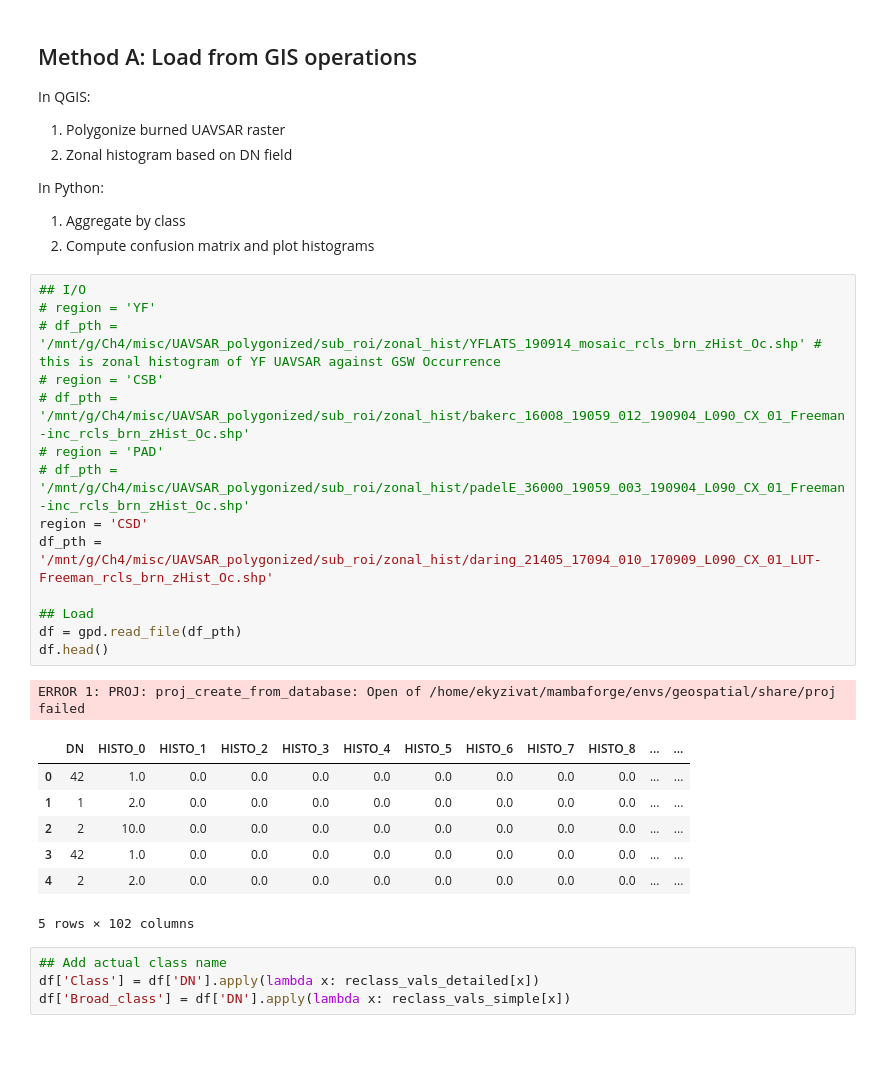
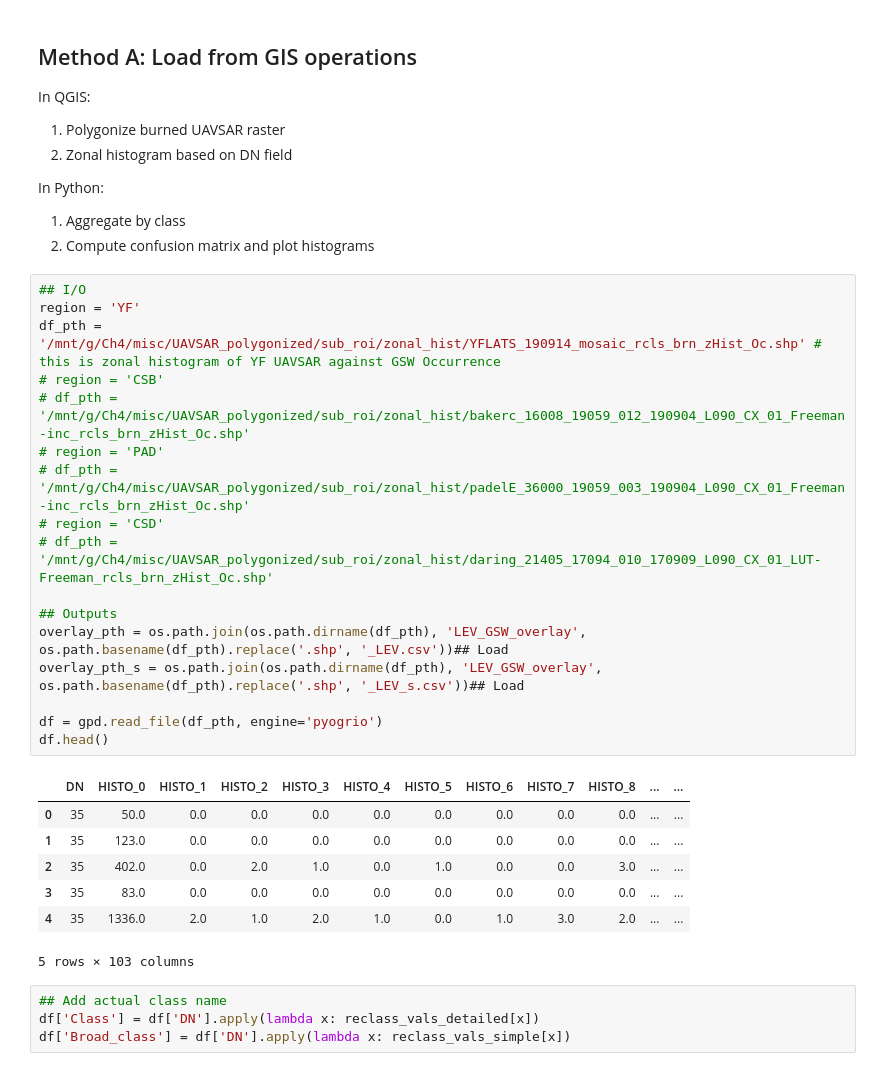
Before and after one commit to ekcomputer/lake-area, a Jupyter notebook: LEV_GSW_overlay.ipynb, the cells around one changed output. Saved outputs shown, nothing was run; the diff lists cells and outputs as text; blank space fills up the shorter version.

```diff
--- a/LEV_GSW_overlay.ipynb
+++ b/LEV_GSW_overlay.ipynb
@@ -56,27 +57,29 @@ In Python:
 2. Compute confusion matrix and plot histograms
 # %%
 ## I/O
-# region = 'YF'
-# df_pth = '/mnt/g/Ch4/misc/UAVSAR_polygonized/sub_roi/zonal_hist/YFLATS_190914_mosaic_rcls_brn_zHist_Oc.shp' # this is zonal histogram of YF UAVSAR against GSW Occurrence
+region = 'YF'
+df_pth = '/mnt/g/Ch4/misc/UAVSAR_polygonized/sub_roi/zonal_hist/YFLATS_190914_mosaic_rcls_brn_zHist_Oc.shp' # this is zonal histogram of YF UAVSAR against GSW Occurrence
 # region = 'CSB'
 # df_pth = '/mnt/g/Ch4/misc/UAVSAR_polygonized/sub_roi/zonal_hist/bakerc_16008_19059_012_190904_L090_CX_01_Freeman-inc_rcls_brn_zHist_Oc.shp'
 # region = 'PAD'
 # df_pth = '/mnt/g/Ch4/misc/UAVSAR_polygonized/sub_roi/zonal_hist/padelE_36000_19059_003_190904_L090_CX_01_Freeman-inc_rcls_brn_zHist_Oc.shp'
-region = 'CSD'
-df_pth = '/mnt/g/Ch4/misc/UAVSAR_polygonized/sub_roi/zonal_hist/daring_21405_17094_010_170909_L090_CX_01_LUT-Freeman_rcls_brn_zHist_Oc.shp'
+# region = 'CSD'
+# df_pth = '/mnt/g/Ch4/misc/UAVSAR_polygonized/sub_roi/zonal_hist/daring_21405_17094_010_170909_L090_CX_01_LUT-Freeman_rcls_brn_zHist_Oc.shp'
 
-## Load
-df = gpd.read_file(df_pth)
+## Outputs
+overlay_pth = os.path.join(os.path.dirname(df_pth), 'LEV_GSW_overlay', os.path.basename(df_pth).replace('.shp', '_LEV.csv'))## Load
+overlay_pth_s = os.path.join(os.path.dirname(df_pth), 'LEV_GSW_overlay', os.path.basename(df_pth).replace('.shp', '_LEV_s.csv'))## Load
+
+df = gpd.read_file(df_pth, engine='pyogrio')
 df.head()
 # %% [output]
+|  | DN | HISTO_0 | HISTO_1 | HISTO_2 | HISTO_3 | HISTO_4 | HISTO_5 | HISTO_6 | HISTO_7 | HISTO_8 | ... | ... |
+| 0 | 35 | 50.0 | 0.0 | 0.0 | 0.0 | 0.0 | 0.0 | 0.0 | 0.0 | 0.0 | ... | ... |
+| 1 | 35 | 123.0 | 0.0 | 0.0 | 0.0 | 0.0 | 0.0 | 0.0 | 0.0 | 0.0 | ... | ... |
+| 2 | 35 | 402.0 | 0.0 | 2.0 | 1.0 | 0.0 | 1.0 | 0.0 | 0.0 | 3.0 | ... | ... |
+| 3 | 35 | 83.0 | 0.0 | 0.0 | 0.0 | 0.0 | 0.0 | 0.0 | 0.0 | 0.0 | ... | ... |
+| 4 | 35 | 1336.0 | 2.0 | 1.0 | 2.0 | 1.0 | 0.0 | 1.0 | 3.0 | 2.0 | ... | ... |
-ERROR 1: PROJ: proj_create_from_database: Open of /home/ekyzivat/mambaforge/envs/geospatial/share/proj failed
+5 rows × 103 columns
-|  | DN | HISTO_0 | HISTO_1 | HISTO_2 | HISTO_3 | HISTO_4 | HISTO_5 | HISTO_6 | HISTO_7 | HISTO_8 | ... | ... |
-| 0 | 42 | 1.0 | 0.0 | 0.0 | 0.0 | 0.0 | 0.0 | 0.0 | 0.0 | 0.0 | ... | ... |
-| 1 | 1 | 2.0 | 0.0 | 0.0 | 0.0 | 0.0 | 0.0 | 0.0 | 0.0 | 0.0 | ... | ... |
-| 2 | 2 | 10.0 | 0.0 | 0.0 | 0.0 | 0.0 | 0.0 | 0.0 | 0.0 | 0.0 | ... | ... |
-| 3 | 42 | 1.0 | 0.0 | 0.0 | 0.0 | 0.0 | 0.0 | 0.0 | 0.0 | 0.0 | ... | ... |
-| 4 | 2 | 2.0 | 0.0 | 0.0 | 0.0 | 0.0 | 0.0 | 0.0 | 0.0 | 0.0 | ... | ... |
-5 rows × 102 columns
 # %%
 ## Add actual class name
 df['Class'] = df['DN'].apply(lambda x: reclass_vals_detailed[x])
```
Also changed, not shown: parts of 3 cells of this notebook, 1 other file.
